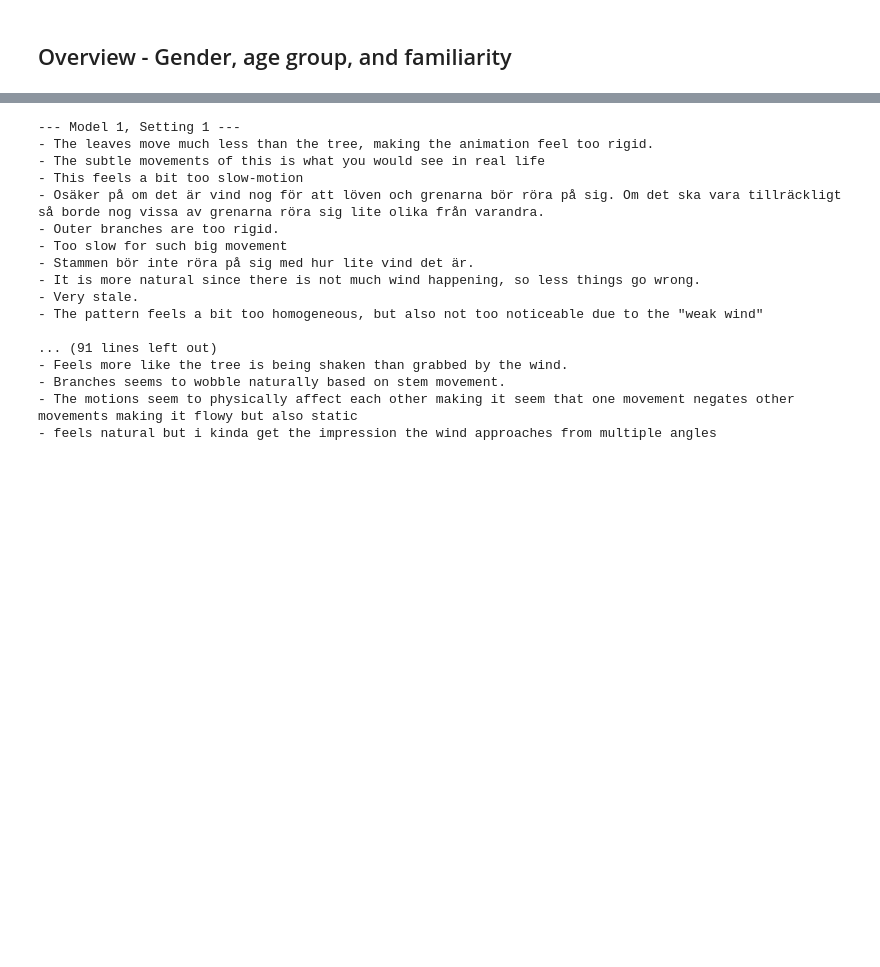
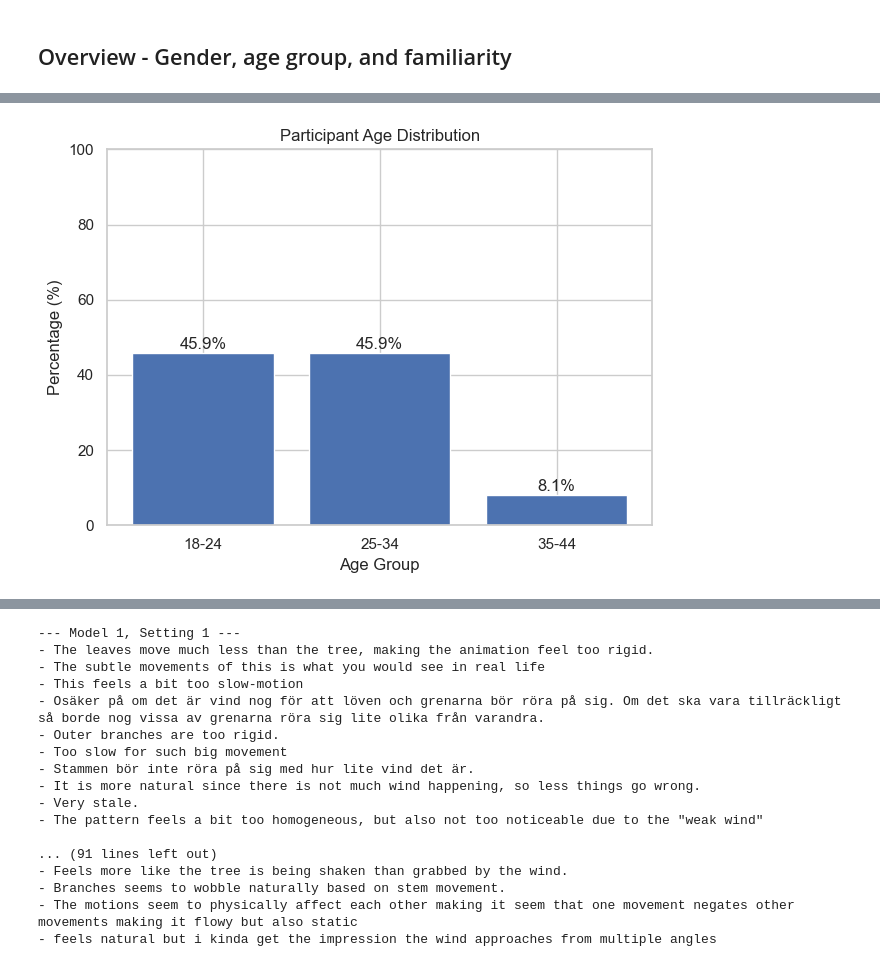
Before and after one commit to fhagerstrom/tree-motion-analysis, a Jupyter notebook: DV1583_fahg19_userStudyAnalysis.ipynb, the cells around one changed output, grey strips where cells are left out. Saved outputs shown, nothing was run; the diff lists cells and outputs as text; code cells hidden in the pictures; blank space fills up the shorter version.

```diff
--- a/DV1583_fahg19_userStudyAnalysis.ipynb
+++ b/DV1583_fahg19_userStudyAnalysis.ipynb
@@ -191,0 +211,10 @@ save_table_as_png(fam_table, "Familiarity distribution", "figures/familiarity_ta
+# %%
+plot_bar(
+    df_all,
+    column="age_group",
+    title="Participant Age Distribution",
+    xlabel="Age Group",
+    save_path="figures/age_barplot.png"
+)
+# %% [output]
+[figure, added]
```
Also changed, not shown: parts of 14 cells of this notebook, 14 other files.
